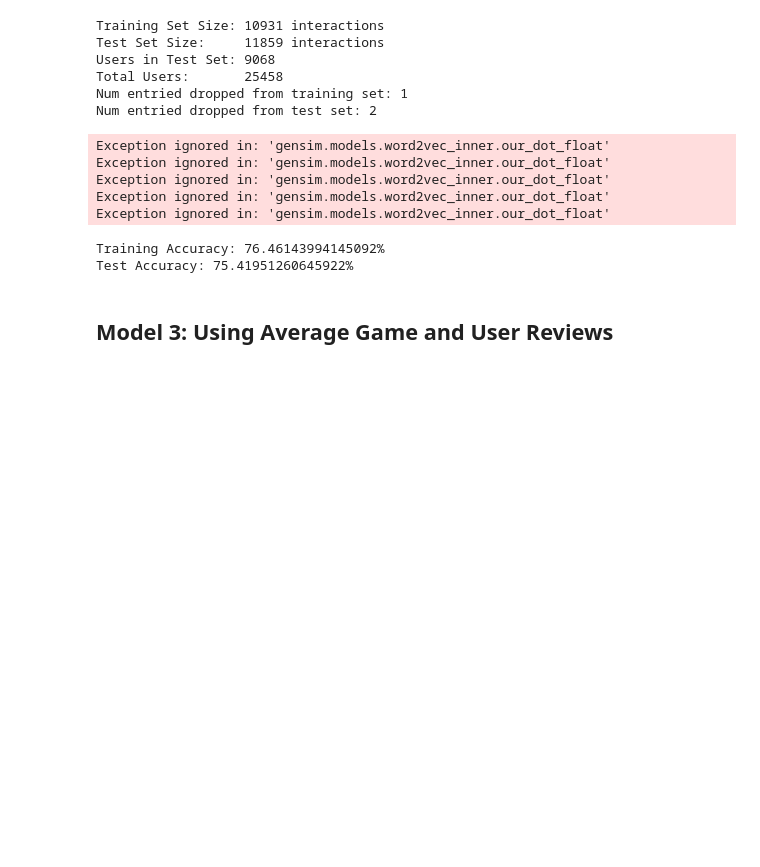
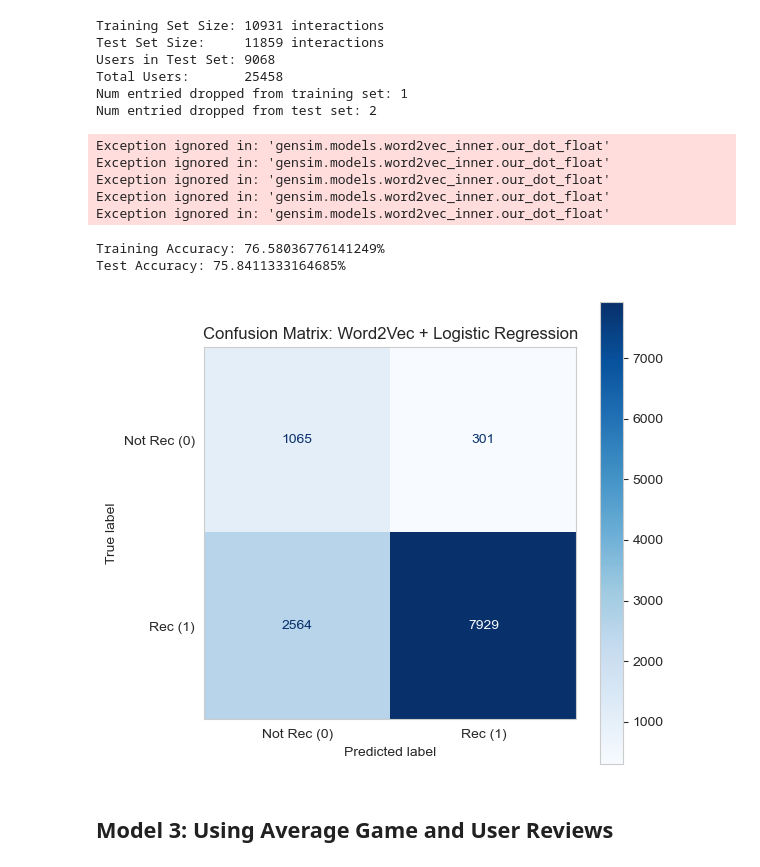
Before and after one commit to SirJishesALot/CSE-258-Steam-Review-Project, a Jupyter notebook: workbook.ipynb, the cells around one changed output. Drawn from its saved outputs; the diff is of its cells as text; code cells hidden in the pictures; blank space fills up the shorter version.

```diff
--- a/workbook.ipynb
+++ b/workbook.ipynb
@@ -371,35 +385,38 @@ def create_sentence_embedding(sentence, model):
 # Or not
 # We could simply using a logistic regression algorithm with the word embeddings
 
 train_sentences, train_outcomes = preprocess_text(train_df)
 test_sentences, test_outcomes  = preprocess_text(test_df)
 
 word_model = train_word2vec(train_sentences,sg=1,window=8, vector_size=64)
 train_sentences = np.array([create_sentence_embedding(sentence, word_model) for sentence in train_sentences])
 test_sentences = np.array([create_sentence_embedding(sentence, word_model) for sentence in test_sentences])
 
 log_model = linear_model.LogisticRegression(penalty='l2', class_weight='balanced', C=1, max_iter=500)
 log_model.fit(train_sentences, train_outcomes)
 
 
 test_predictions = log_model.predict(test_sentences)
 train_predcitions = log_model.predict(train_sentences)
 train_correct = train_predcitions == train_outcomes
 test_correct = test_predictions == test_outcomes
 
 train_correct = sum(train_correct) / len(train_correct)
 test_correct = sum(test_correct) / len(test_correct)
 
 print(f"Training Accuracy: {train_correct * 100}%")
 print(f"Test Accuracy: {test_correct * 100}%")
+
+plot_confusion_matrix(test_outcomes, test_predictions, title="Word2Vec + Logistic Regression")
 # %% [output]
 Exception ignored in: 'gensim.models.word2vec_inner.our_dot_float'
 Exception ignored in: 'gensim.models.word2vec_inner.our_dot_float'
 Exception ignored in: 'gensim.models.word2vec_inner.our_dot_float'
 Exception ignored in: 'gensim.models.word2vec_inner.our_dot_float'
 Exception ignored in: 'gensim.models.word2vec_inner.our_dot_float'
-Training Accuracy: 76.46143994145092%
-Test Accuracy: 75.41951260645922%
+Training Accuracy: 76.58036776141249%
+Test Accuracy: 75.8411333164685%
+[figure, added]
 # %% [markdown]
 ## Model 3: Using Average Game and User Reviews
 # %%
```
Also changed, not shown: parts of 5 cells of this notebook.
